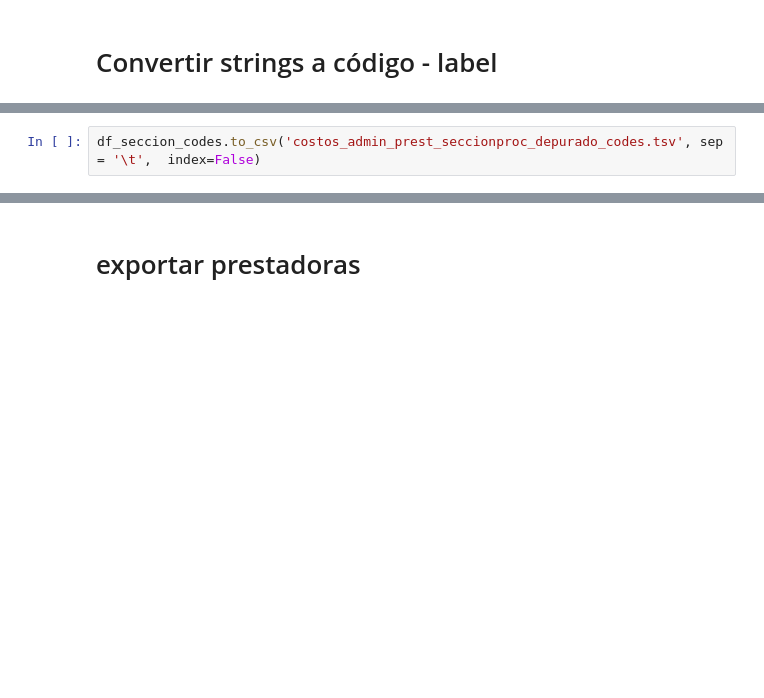
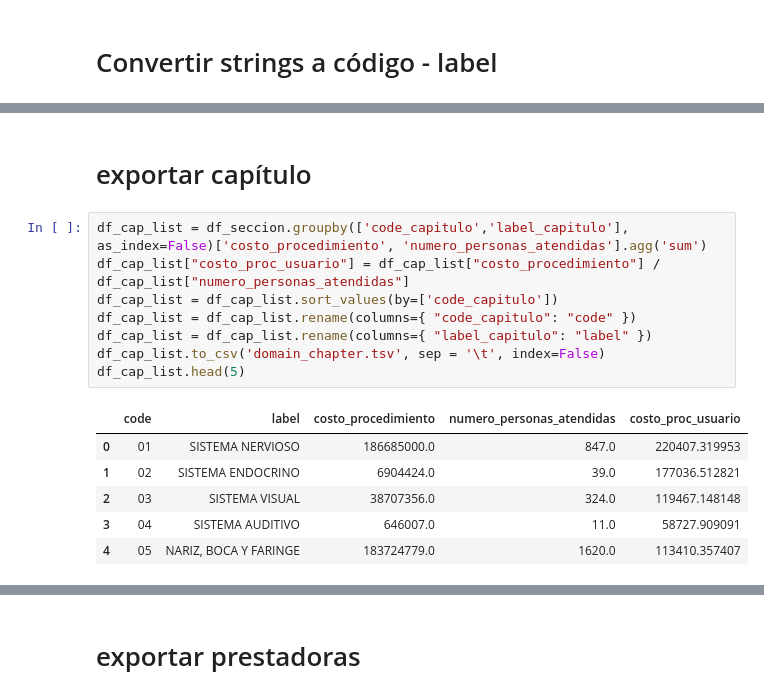
Before and after one commit to dersteppenwolf/isis4822_final_project, a Jupyter notebook: etl/costos_admin_prest_proc.ipynb, the cells around one changed output, grey strips where cells are left out. Drawn from its saved outputs; the diff is of its cells as text; blank space fills up the shorter version.

```diff
--- a/etl/costos_admin_prest_proc.ipynb
+++ b/etl/costos_admin_prest_proc.ipynb
@@ -346,2 +395,17 @@ df_seccion_codes.head(2)
-# %%
-df_seccion_codes.to_csv('costos_admin_prest_seccionproc_depurado_codes.tsv', sep = '\t',  index=False)
+# %% [markdown]
+# exportar capítulo
+# %%
+df_cap_list = df_seccion.groupby(['code_capitulo','label_capitulo'], as_index=False)['costo_procedimiento', 'numero_personas_atendidas'].agg('sum')
+df_cap_list["costo_proc_usuario"] = df_cap_list["costo_procedimiento"] / df_cap_list["numero_personas_atendidas"]
+df_cap_list = df_cap_list.sort_values(by=['code_capitulo'])
+df_cap_list = df_cap_list.rename(columns={ "code_capitulo": "code" })
+df_cap_list = df_cap_list.rename(columns={ "label_capitulo": "label" })
+df_cap_list.to_csv('domain_chapter.tsv', sep = '\t', index=False)
+df_cap_list.head(5)
+# %% [output]
+|  | code | label | costo_procedimiento | numero_personas_atendidas | costo_proc_usuario |
+| 0 | 01 | SISTEMA NERVIOSO | 186685000.0 | 847.0 | 220407.319953 |
+| 1 | 02 | SISTEMA ENDOCRINO | 6904424.0 | 39.0 | 177036.512821 |
+| 2 | 03 | SISTEMA VISUAL | 38707356.0 | 324.0 | 119467.148148 |
+| 3 | 04 | SISTEMA AUDITIVO | 646007.0 | 11.0 | 58727.909091 |
+| 4 | 05 | NARIZ, BOCA Y FARINGE | 183724779.0 | 1620.0 | 113410.357407 |
```
Also changed, not shown: parts of 29 cells of this notebook, 10 other files.
